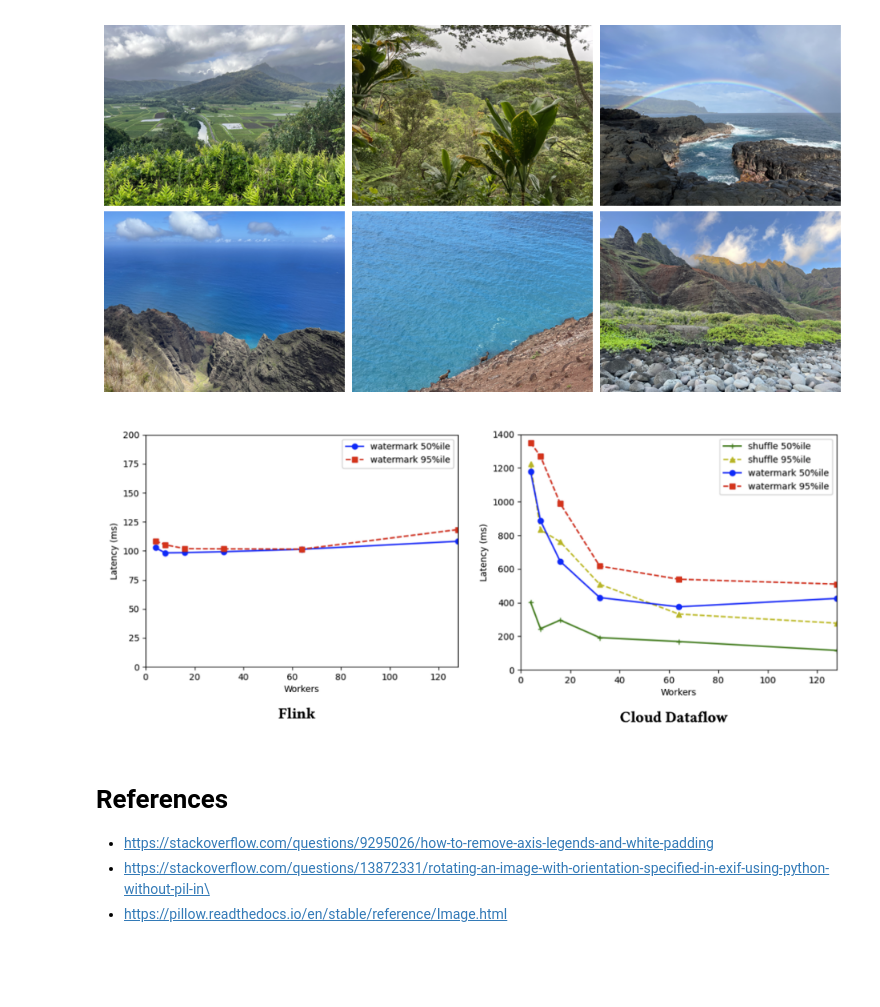
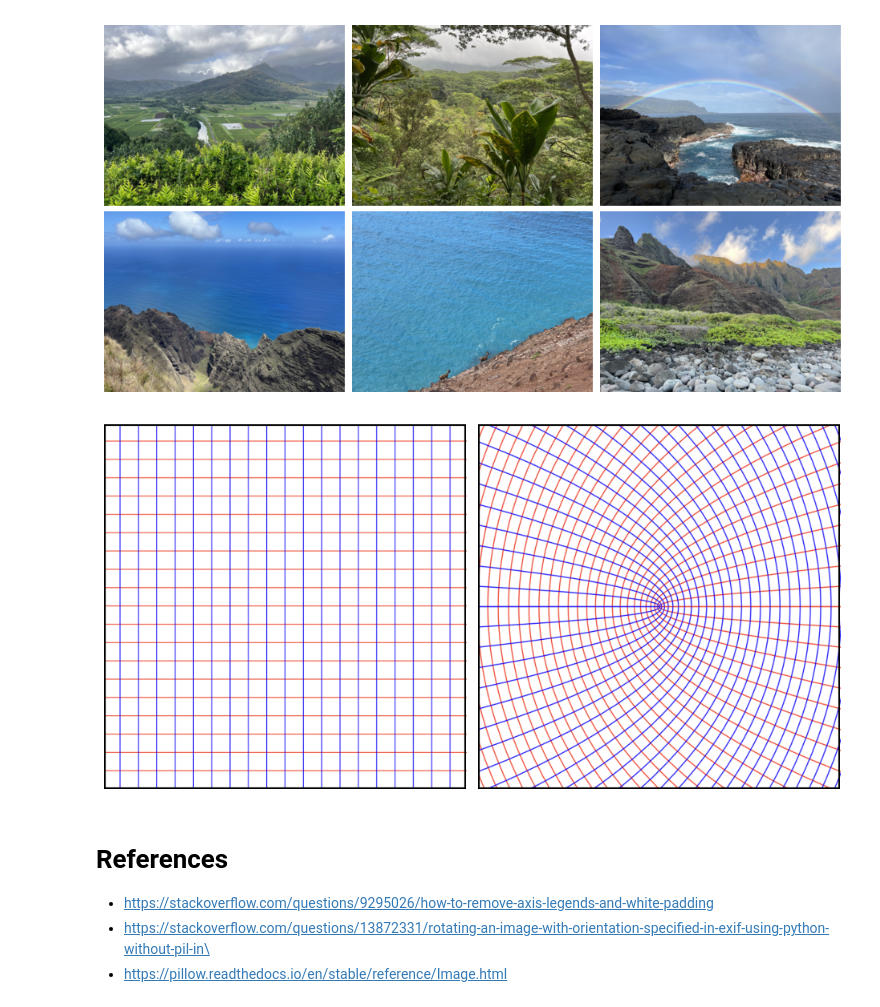
Before and after one commit to kunigami/kunigami.github.io, a Jupyter notebook: blog/code/2023-01-24-collage-python/collage.ipynb, the cells around one changed output. Cells and saved outputs as stored; diff of their text form; code cells hidden in the pictures; blank space fills up the shorter version.

Commit message:
add border option

```diff
--- a/blog/code/2023-01-24-collage-python/collage.ipynb
+++ b/blog/code/2023-01-24-collage-python/collage.ipynb
@@ -67,7 +69,8 @@ def make_collage(
     nrows,
     ncols,
     # w / h
-    aspect_ratio=None
+    aspect_ratio=None,
+    border=False,
 ):
     # first images from directory
     image_files = sorted([file for file in os.listdir(directory) if is_image_file(file)][:ncols * nrows])
@@ -115,6 +118,16 @@ def make_collage(
             ax.imshow(thumb_images[r*ncols + c])
             ax.axis('off')
 
+            if border:
+                rect = patches.Rectangle(
+                    (0, 0), 1, 1,
+                    transform=ax.transAxes,
+                    linewidth=3,
+                    edgecolor='black',
+                    facecolor='none'
+                )
+                ax.add_patch(rect)
+
     plt.show()
 
 
@@ -127,9 +140,9 @@ make_collage_retrospective('/Users/kunigami/Downloads/kauai/')
 # %% [output]
 [figure]
 # %%
-make_collage('/Users/kunigami/Desktop/graphs1/', 1, 2)
+make_collage('/Users/kunigami/Downloads/conformal/', 1, 2, border=True)
 # %% [output]
-[figure, old version]
+[figure, new version]
 # %% [markdown]
 # References
 
```
Also changed, not shown: parts of 1 cell of this notebook.
